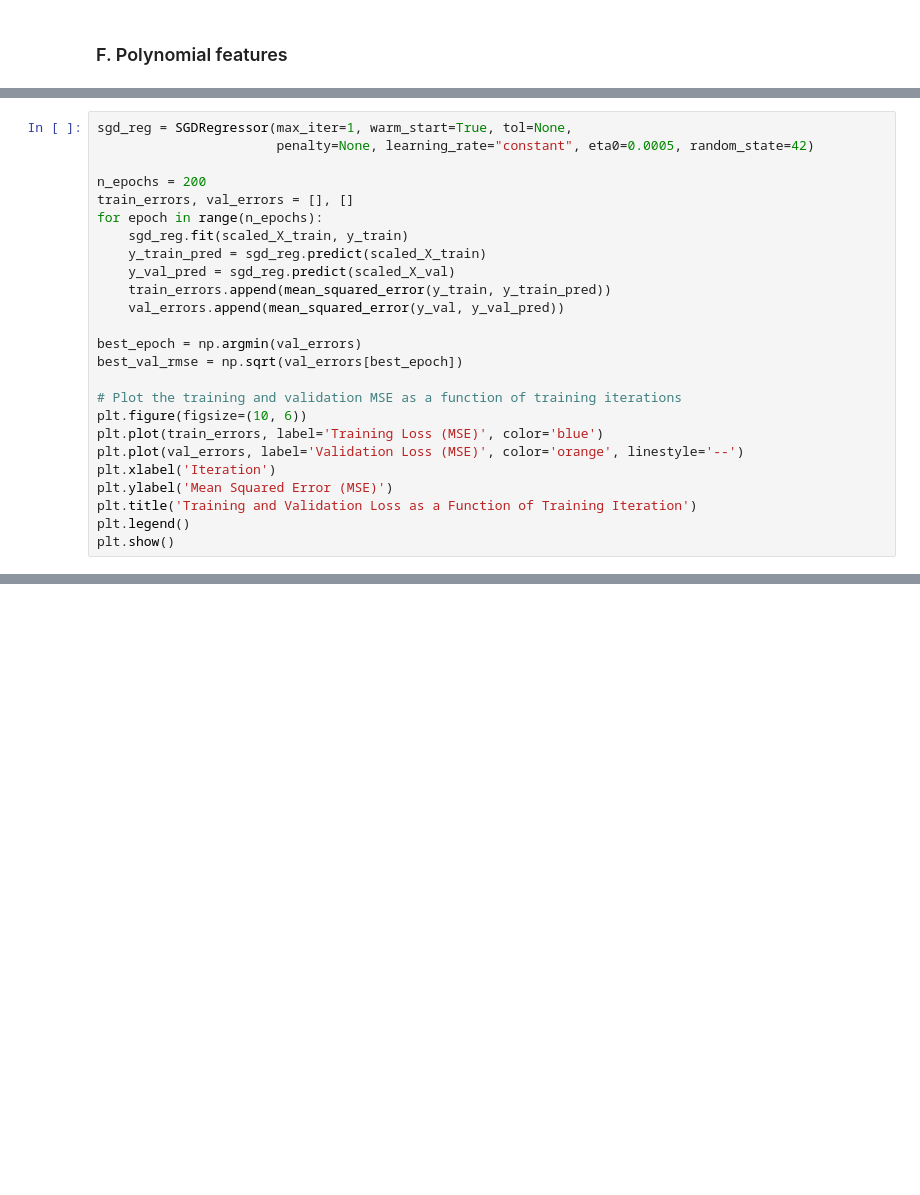
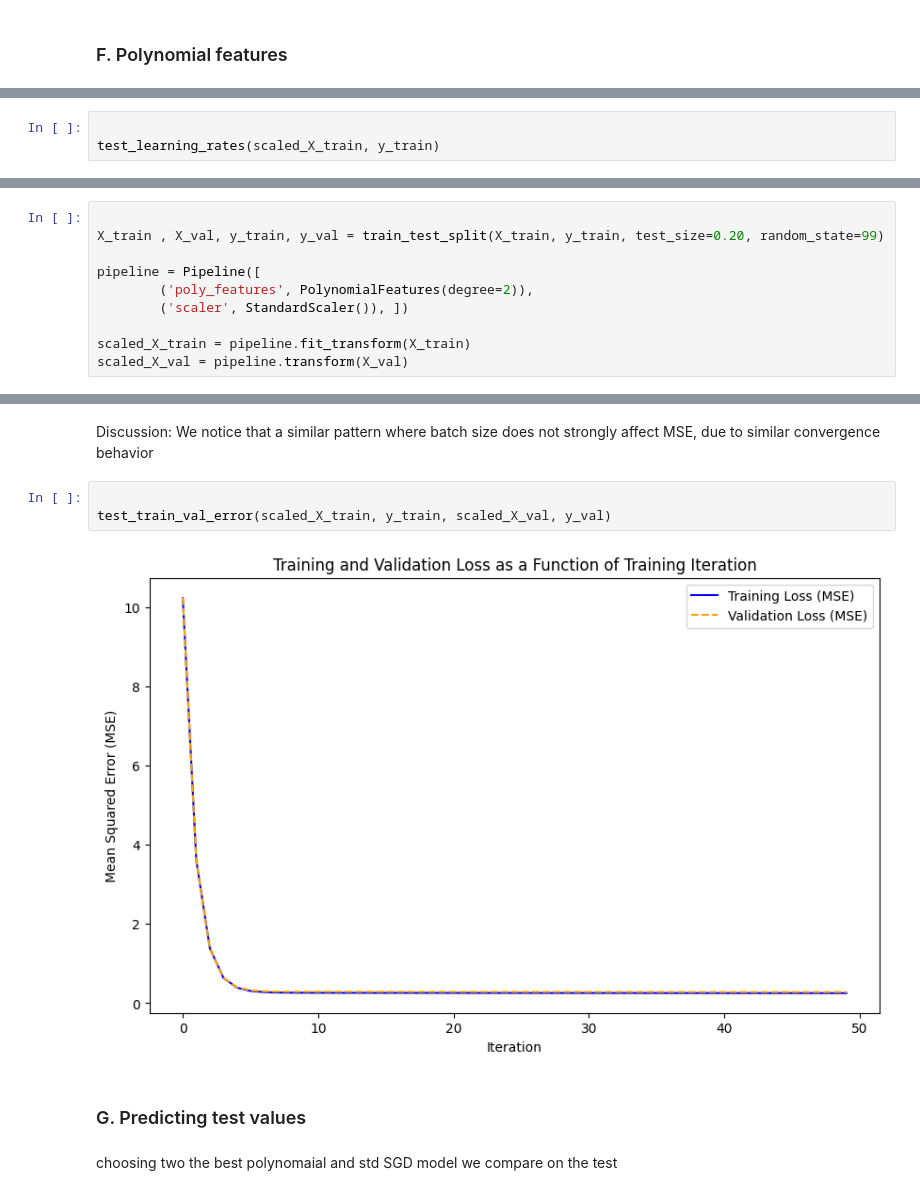
Before and after one commit to jackyeung99/Applied_Machine_Learning, a Jupyter notebook: Assignment_1/Q1.ipynb, the cells around one changed output, grey strips where cells are left out. Drawn from its saved outputs; the diff is of its cells as text; blank space fills up the shorter version.

```diff
--- a/Assignment_1/Q1.ipynb
+++ b/Assignment_1/Q1.ipynb
@@ -464,25 +418,0 @@ Batch Size: 128, Learning Rate: invscaling, MSE: 0.5706
-# %%
-sgd_reg = SGDRegressor(max_iter=1, warm_start=True, tol=None,
-                       penalty=None, learning_rate="constant", eta0=0.0005, random_state=42)
-
-n_epochs = 200
-train_errors, val_errors = [], []
-for epoch in range(n_epochs):
-    sgd_reg.fit(scaled_X_train, y_train)
-    y_train_pred = sgd_reg.predict(scaled_X_train)
-    y_val_pred = sgd_reg.predict(scaled_X_val)
-    train_errors.append(mean_squared_error(y_train, y_train_pred))
-    val_errors.append(mean_squared_error(y_val, y_val_pred))
-
-best_epoch = np.argmin(val_errors)
-best_val_rmse = np.sqrt(val_errors[best_epoch])
-
-# Plot the training and validation MSE as a function of training iterations
-plt.figure(figsize=(10, 6))
-plt.plot(train_errors, label='Training Loss (MSE)', color='blue')
-plt.plot(val_errors, label='Validation Loss (MSE)', color='orange', linestyle='--')
-plt.xlabel('Iteration')
-plt.ylabel('Mean Squared Error (MSE)')
-plt.title('Training and Validation Loss as a Function of Training Iteration')
-plt.legend()
-plt.show()
@@ -490,0 +439,3 @@ plt.show()
+# %%
+
+test_learning_rates(scaled_X_train, y_train)
@@ -490,0 +452,10 @@ plt.show()
+# %%
+
+X_train , X_val, y_train, y_val = train_test_split(X_train, y_train, test_size=0.20, random_state=99)
+
+pipeline = Pipeline([
+        ('poly_features', PolynomialFeatures(degree=2)),
+        ('scaler', StandardScaler()), ])
+
+scaled_X_train = pipeline.fit_transform(X_train)
+scaled_X_val = pipeline.transform(X_val)
@@ -490,0 +472,11 @@ plt.show()
+# %% [markdown]
+Discussion: We notice that a similar pattern where batch size does not strongly affect MSE, due to similar convergence behavior
+# %%
+
+test_train_val_error(scaled_X_train, y_train, scaled_X_val, y_val)
+# %% [output]
+[figure, added]
+# %% [markdown]
+### G. Predicting test values
+# %% [markdown]
+choosing two the best polynomaial and std SGD model we compare on the test
```
Also changed, not shown: parts of 30 cells of this notebook, 2 other files.
